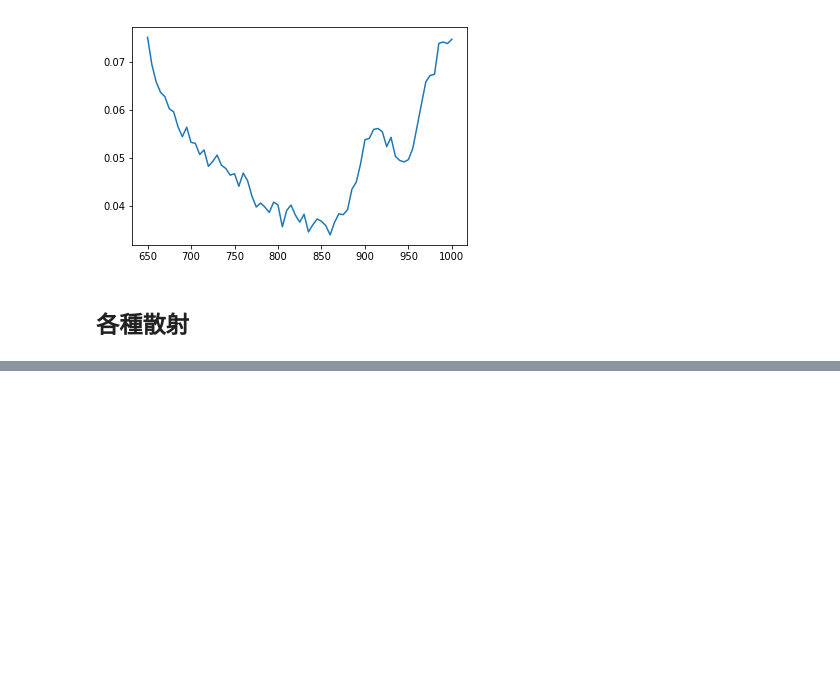
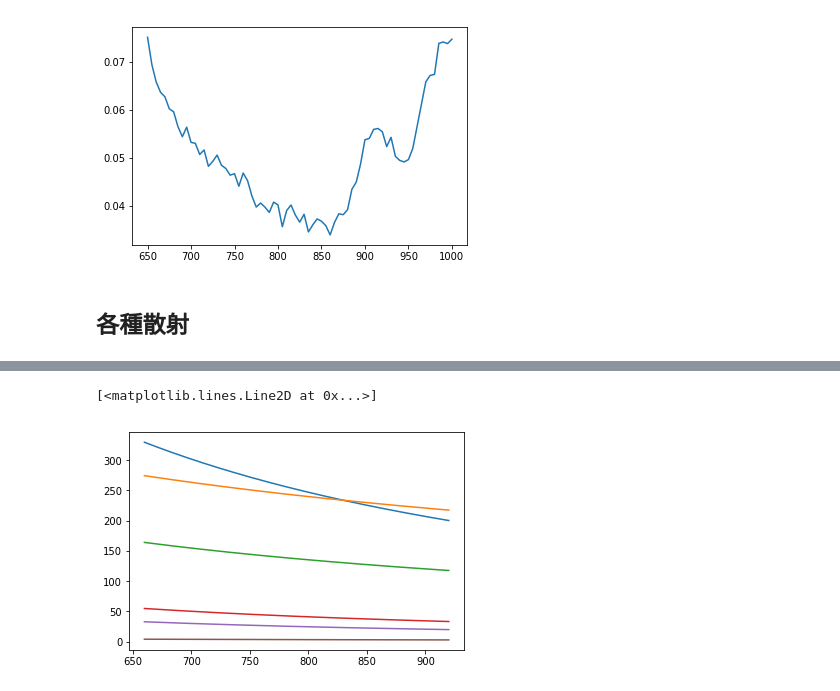
Before and after one commit to ToastCheng/ijv, a Jupyter notebook: n_mua_mus_observe.ipynb, the cells around one changed output, grey strips where cells are left out. Saved outputs shown, nothing was run; the diff lists cells and outputs as text; code cells hidden in the pictures; blank space fills up the shorter version.

```diff
--- a/n_mua_mus_observe.ipynb
+++ b/n_mua_mus_observe.ipynb
@@ -114,0 +143,10 @@ array([4.16666667, 4.16036309, 4.15407855, 4.14781297, 4.14156627,
+# %%
+plt.plot(wl, get_mus(30, 1.5))
+plt.plot(wl, get_mus(20, 0.7))
+plt.plot(wl, get_mus(13, 1.0))
+plt.plot(wl, get_mus(5, 1.5))
+plt.plot(wl, get_mus(3, 1.5))
+plt.plot(wl, mus_prev)
+# %% [output]
+[<matplotlib.lines.Line2D at 0x...>]
+[figure, added]
```
Also changed, not shown: parts of 10 cells of this notebook.
